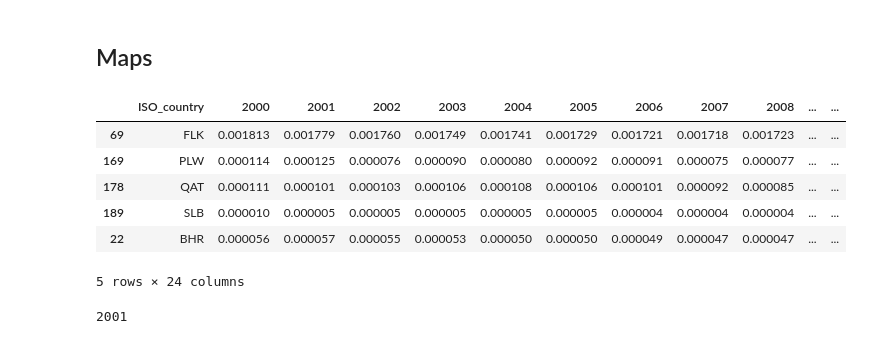
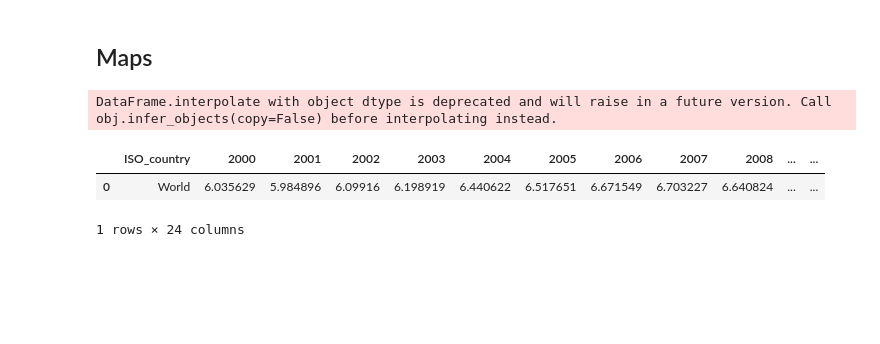
Before and after one commit to dJonaitis/climate-military-website, a Jupyter notebook: backend/sql.ipynb, the cells around one changed output. Saved outputs shown, nothing was run; the diff lists cells and outputs as text; code cells hidden in the pictures; blank space fills up the shorter version.

```diff
--- a/backend/sql.ipynb
+++ b/backend/sql.ipynb
@@ -64,7 +62,7 @@ ccDF = ccDF.drop(['Indicator', 'Gas_Type', 'Unit', 'Scale'], axis=1)
 ccDF = ccDF.rename(columns={"ISO3": "ISO_country"})
 ccDF.reset_index(inplace=True)
 ccDF.drop(columns=['index'], inplace=True)
-ccDF = ccDF[ccDF['ISO_country'] != 'NA605'] # remove "Africa" to keep only countries
+ccDF = ccDF[(ccDF['ISO_country'] != 'NA605') & (ccDF['ISO_country'] != 'OCETMP')]
 ccDF = ccDF.sort_values('2022', ascending=False) # sort in descending order of 2022
 
 # print length of data, columns and head to check that it is all correct
@@ -241,19 +245,8 @@ emissionsCapitaDF.reset_index(inplace=True)
 
 emissionsCapitaDF = emissionsCapitaDF.interpolate()
 emissionsCapitaDF = emissionsCapitaDF.sort_values(by='2022', ascending=False)
-emissionsCapitaDF.head()
-
-
-# Set the year column as the index
-emissionsCapitaDF.head()
 # %% [output]
-|  | ISO_country | 2000 | 2001 | 2002 | 2003 | 2004 | 2005 | 2006 | 2007 | 2008 | ... | ... |
-| 69 | FLK | 0.001813 | 0.001779 | 0.001760 | 0.001749 | 0.001741 | 0.001729 | 0.001721 | 0.001718 | 0.001723 | ... | ... |
-| 169 | PLW | 0.000114 | 0.000125 | 0.000076 | 0.000090 | 0.000080 | 0.000092 | 0.000091 | 0.000075 | 0.000077 | ... | ... |
-| 178 | QAT | 0.000111 | 0.000101 | 0.000103 | 0.000106 | 0.000108 | 0.000106 | 0.000101 | 0.000092 | 0.000085 | ... | ... |
-| 189 | SLB | 0.000010 | 0.000005 | 0.000005 | 0.000005 | 0.000005 | 0.000005 | 0.000004 | 0.000004 | 0.000004 | ... | ... |
-| 22 | BHR | 0.000056 | 0.000057 | 0.000055 | 0.000053 | 0.000050 | 0.000050 | 0.000049 | 0.000047 | 0.000047 | ... | ... |
-5 rows × 24 columns
+DataFrame.interpolate with object dtype is deprecated and will raise in a future version. Call obj.infer_objects(copy=False) before interpolating instead.
 # %%
 emissionsCapitaDF = emissionsCapitaDF[emissionsCapitaDF['ISO_country'].isin(annex1)]
 melted_df = emissionsCapitaDF.melt(id_vars=['ISO_country'], var_name='Year', value_name='Value')
@@ -263,14 +256,25 @@ import plotly.express as px
 fig = px.line(melted_df, x='Year', y='Value', color='ISO_country')
 fig.show()
 # %%
-# Assuming the population DataFrame is named 'dataframe'
 ccWorld = pd.DataFrame(ccDF.sum(axis=0)).T
 ccWorld['ISO_country'] = 'World'
 ccWorld = ccWorld.reset_index(drop=True)
-# Print the popWorld DataFrame
-ccWorld.melt(id_vars=['ISO_country'], var_name='Year', value_name='Value')
-ccWorld.head()
-ccWorld_array = ccWorld.columns.values
-ccWorld_array = ccWorld_array[24:]
+ccWorld_melted = ccWorld.melt(id_vars=['ISO_country'], var_name='Year', value_name='Value')
+# y - millions of metric tons of GHG
+fig = px.line(ccWorld_melted, x='Year', y='Value', color='ISO_country')
+fig.show()
-# %% [output]
-2001
+# %%
+popWorld = pd.DataFrame(popDF.sum(axis=0)).T
+popWorld['ISO_country'] = 'World'
+popWorld = popWorld.reset_index(drop=True)
+popWorld_melted = popWorld.melt(id_vars=['ISO_country'], var_name='Year', value_name='Value')
+fig = px.line(popWorld_melted, x='Year', y='Value', color='ISO_country')
+fig.show()
+# %%
+ccCapitaDF = ccWorld.set_index('ISO_country') * 1000000 / popWorld.set_index('ISO_country')
+ccCapitaDF = ccCapitaDF.reset_index()
+ccCapitaDF.head()
+# %% [output]
+|  | ISO_country | 2000 | 2001 | 2002 | 2003 | 2004 | 2005 | 2006 | 2007 | 2008 | ... | ... |
+| 0 | World | 6.035629 | 5.984896 | 6.09916 | 6.198919 | 6.440622 | 6.517651 | 6.671549 | 6.703227 | 6.640824 | ... | ... |
+1 rows × 24 columns
```
Also changed, not shown: parts of 6 cells of this notebook, 11 other files.
